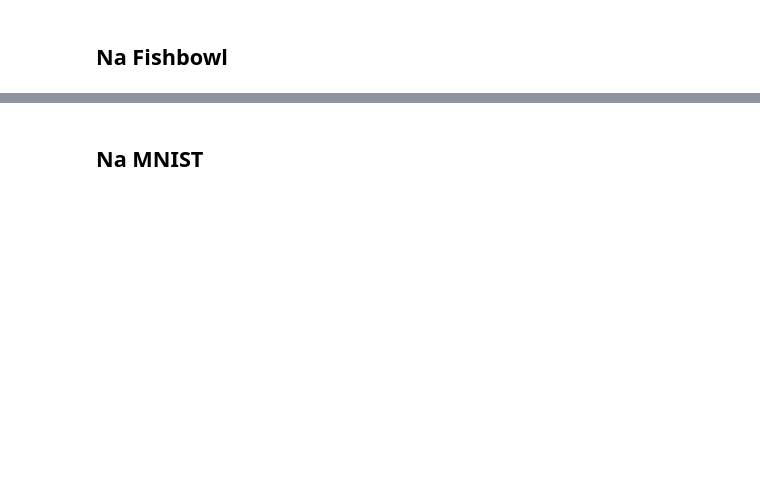
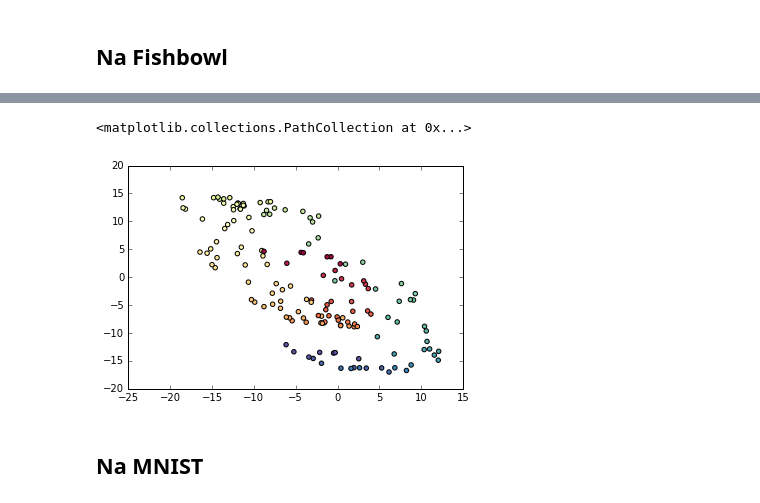
Before and after one commit to gmum/ml2017, a Jupyter notebook: L11.ipynb, the cells around one changed output, grey strips where cells are left out. Saved outputs shown, nothing was run; the diff lists cells and outputs as text; code cells hidden in the pictures; blank space fills up the shorter version.

```diff
--- a/L11.ipynb
+++ b/L11.ipynb
@@ -38,6 +42,8 @@ n_samples = 1500
 noise = 0.05
 X_swissroll, z_swissroll = make_swiss_roll(n_samples, noise)
 X_swissroll[:, 1] *= .5
+X_test_swissroll, z_test_swissroll = make_swiss_roll(n_samples/10, noise)
+X_test_swissroll[:, 1] *= .5
 # %%
 ## MNIST
 (x_mnist_train, _), (x_mnist_test, _) = mnist.load_data()
@@ -59,7 +65,7 @@ def build_autoencoder(activation='relu', output_activation='sigmoid', hidden_dim
     encoder = Model(input_img, encoded)
 
     # create a placeholder for an encoded
-    encoded_input = Input(shape=(encoding_dim,))
+    encoded_input = Input(shape=(hidden_dim,))
     # retrieve the last layer of the autoencoder model
     decoder_layer = autoencoder.layers[-1]
     # create the decoder model
@@ -104,3 +110,7 @@ Dla liniowej funkcji enkoder metoda znajduje to samo co PCA:
 <img src="figures/L11/pca.png" width=500>
 # %% [markdown]
 ## Na Fishbowl
+# %%
+autoencoder, encoder, decoder = build_autoencoder(activation='linear', output_activation='linear',
+                                                 hidden_dim=2, input_dim=3)
+autoencoder.compile(optimizer='adadelta', loss='binary_crossentropy')
@@ -107,3 +142,10 @@ Dla liniowej funkcji enkoder metoda znajduje to samo co PCA:
+# %%
+# Jak widac, swissroll nie ma globalnej struktury liniowej, stad porazka metody
+X_test_swissroll_proj = encoder.predict(X_test_swissroll)
+plt.scatter(X_test_swissroll_proj[:, 0], X_test_swissroll_proj[:, 1], c=z_test_swissroll, cmap=plt.cm.Spectral)
+# %% [output]
+<matplotlib.collections.PathCollection at 0x...>
+[figure, added]
 # %% [markdown]
 ## Na MNIST
 # %%
```
Also changed, not shown: parts of 23 cells of this notebook.
